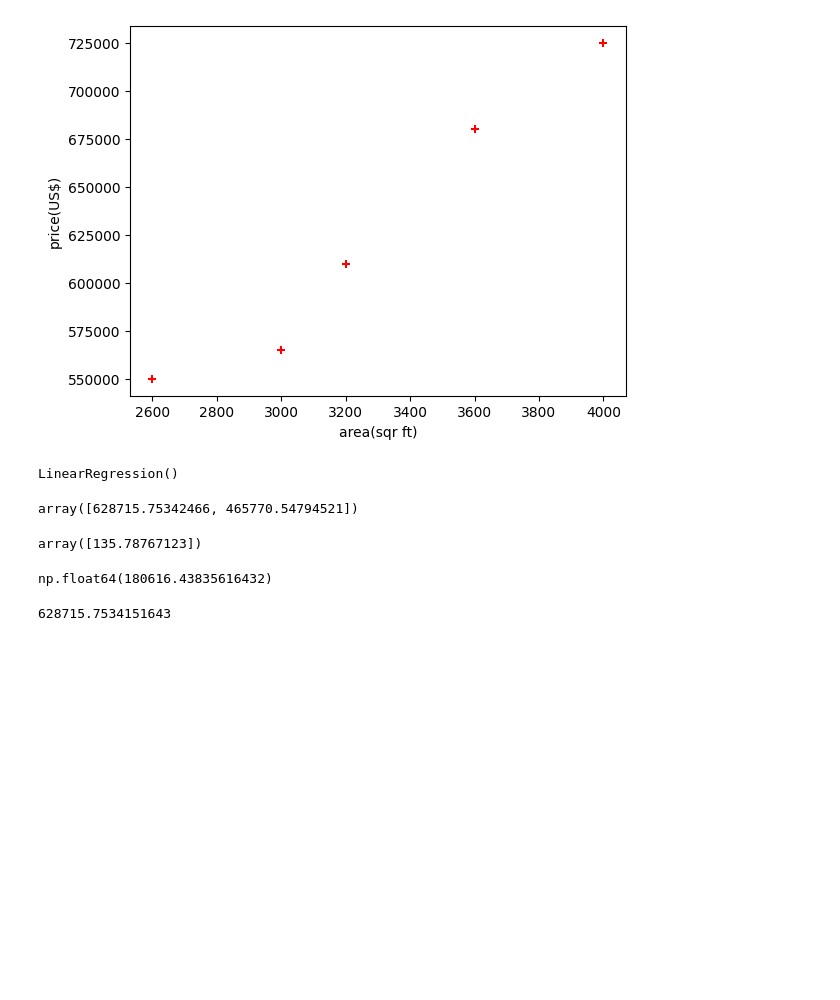
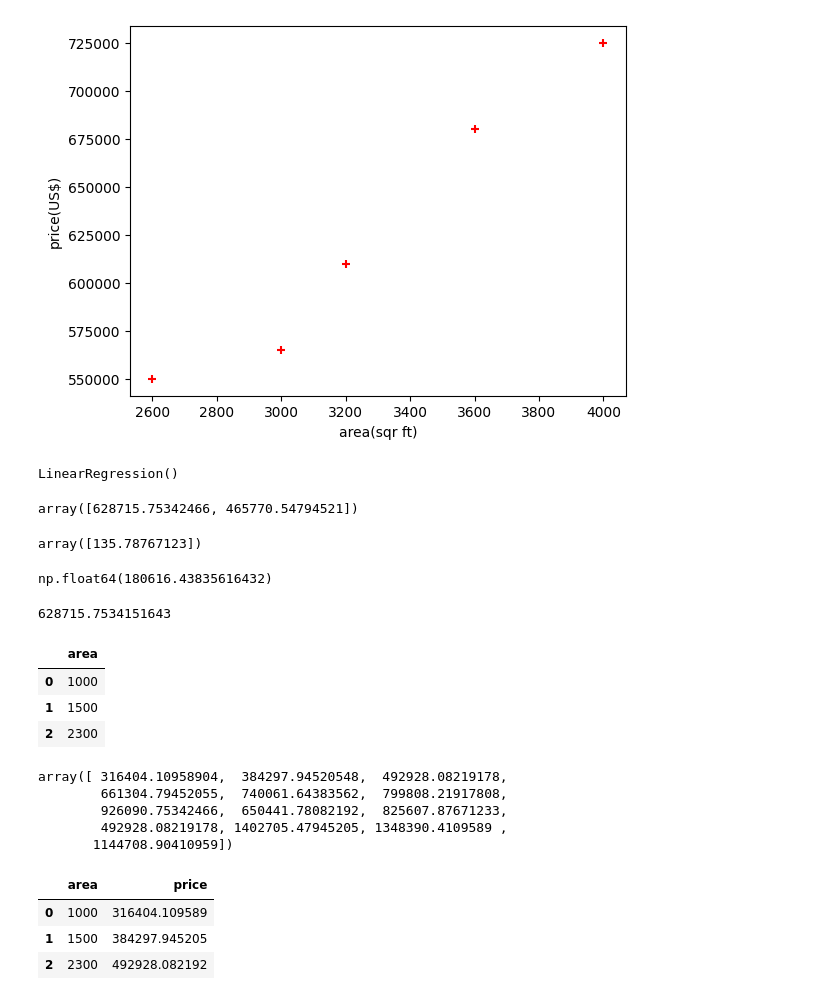
Before and after one commit to suru1849/ML-codeBasics_playlist, a Jupyter notebook: Linear_Regression/Single_Variable.ipynb, the cells around one changed output. Saved outputs shown, nothing was run; the diff lists cells and outputs as text; code cells hidden in the pictures; blank space fills up the shorter version.

Commit message:
area price prediction done

```diff
--- a/Linear_Regression/Single_Variable.ipynb
+++ b/Linear_Regression/Single_Variable.ipynb
@@ -36,3 +42,30 @@ np.float64(180616.43835616432)
 135.78767123*3300 + 180616.43835616432
 # %% [output]
 628715.7534151643
+# %%
+d = pd.read_csv('areas.csv')
+d.head(3)
+# %% [output]
+|  | area |
+| 0 | 1000 |
+| 1 | 1500 |
+| 2 | 2300 |
+# %%
+p = reg.predict(d)
+d['price'] = p
+p
+# %% [output]
+array([ 316404.10958904,  384297.94520548,  492928.08219178,
+        661304.79452055,  740061.64383562,  799808.21917808,
+        926090.75342466,  650441.78082192,  825607.87671233,
+        492928.08219178, 1402705.47945205, 1348390.4109589 ,
+       1144708.90410959])
+# %%
+
+d.to_csv('prediction.csv', index=False)
+d.head(3)
+# %% [output]
+|  | area | price |
+| 0 | 1000 | 316404.109589 |
+| 1 | 1500 | 384297.945205 |
+| 2 | 2300 | 492928.082192 |
```
Also changed, not shown: parts of 1 cell of this notebook, 2 other files.
